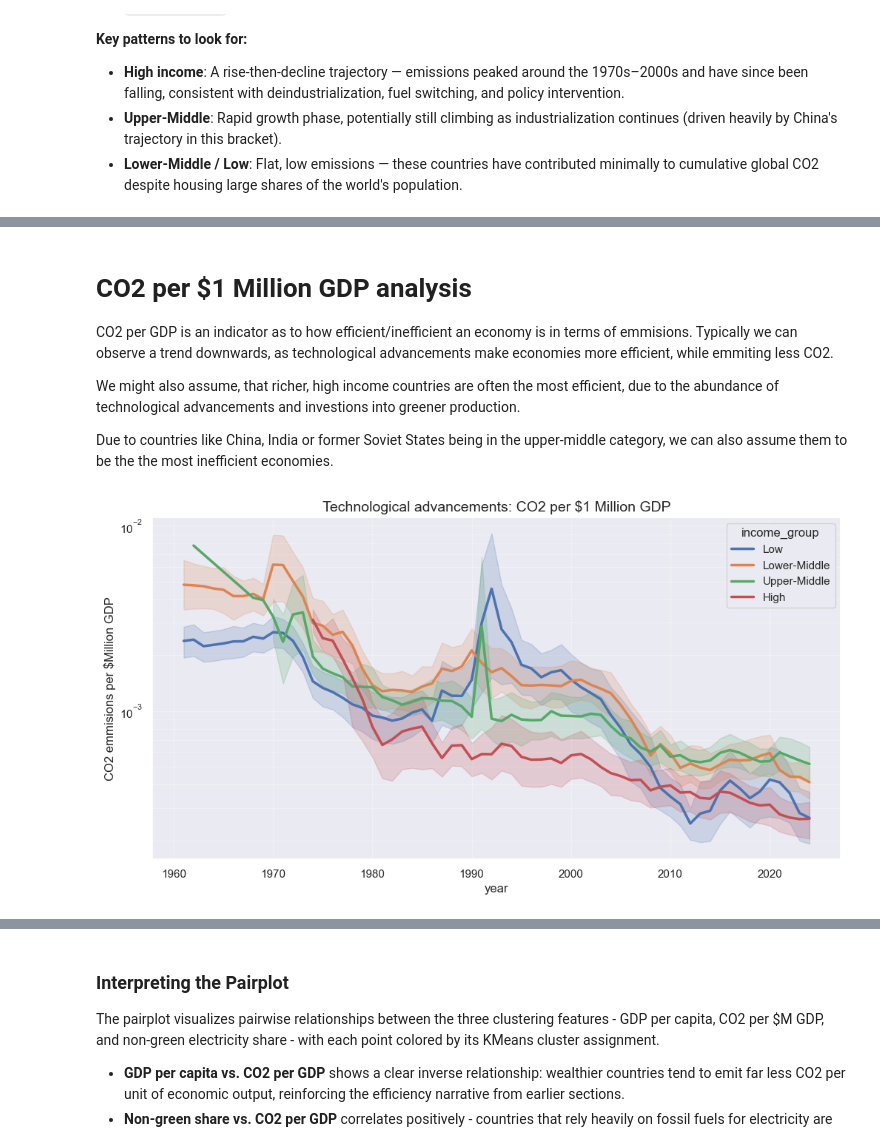
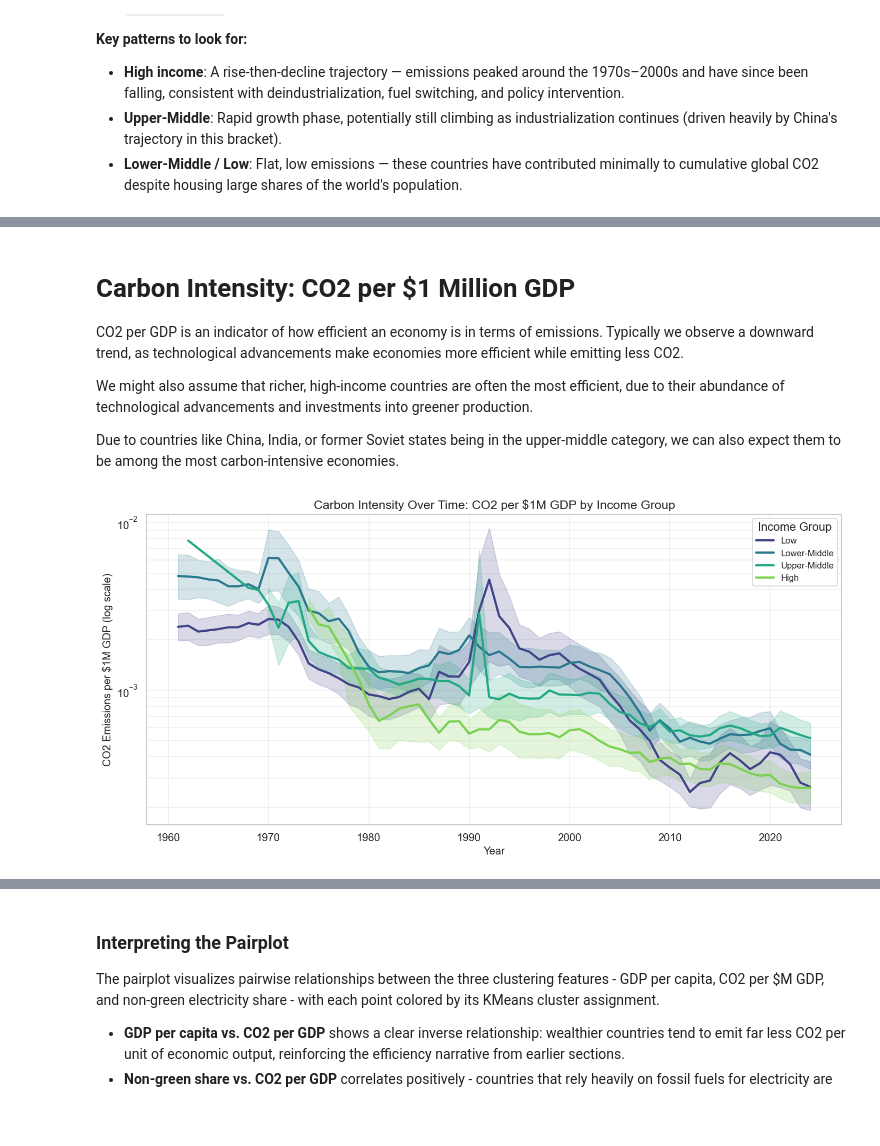
Before and after one commit to fabianfrank-dev/carbon_analysis, a Jupyter notebook: data_analytics_project.ipynb, the cells around one changed output, grey strips where cells are left out. Saved outputs shown, nothing was run; the diff lists cells and outputs as text; code cells hidden in the pictures; blank space fills up the shorter version.

```diff
--- a/data_analytics_project.ipynb
+++ b/data_analytics_project.ipynb
@@ -9,8 +9,6 @@ import pandas as pd
 import matplotlib.pyplot as plt
 import seaborn as sns
 import numpy as np
-import urllib.request
-import requests
 
 from functions import (
     apply_correlation_to_df,
@@ -24,8 +22,15 @@ from functions import (
     run_kmeans_elbow,
 )
 
-# set the themes
-sns.set_theme(style="darkgrid")
+# professional theme: clean white grid with muted palette
+sns.set_theme(style="whitegrid", palette="muted", font_scale=1.1)
+plt.rcParams.update({
+    "figure.dpi": 120,
+    "axes.titlesize": 14,
+    "axes.labelsize": 12,
+    "legend.fontsize": 10,
+    "figure.titlesize": 16,
+})
 %matplotlib inline
 # %% [markdown]
 ## Setup
@@ -162,7 +185,7 @@ Absolute CO2 and GDP figures are dominated by population size - China and India
 We use `np.divide` with a `where` guard to handle zero or missing population entries without raising division errors.
 # %%
-# vectorized division, check for NaN or invalid values and only calculate the correct values
-base_df['co2_per_capita'] = safe_divide(base_df['co2'].values, base_df['population'].values)
+# CO2 is in millions of tonnes; multiply by 1e6 to get tonnes, then divide by population
+base_df['co2_per_capita'] = safe_divide(base_df['co2'].values * 1e6, base_df['population'].values)
 base_df['gdp_per_capita'] = safe_divide(base_df['gdp'].values, base_df['population'].values)
 # %% [markdown]
 # Correlation Analysis
@@ -425,22 +466,26 @@ main_df
 # %% [markdown]
-# CO2 per $1 Million GDP analysis
+# Carbon Intensity: CO2 per $1 Million GDP
 
-CO2 per GDP is an indicator as to how efficient/inefficient an economy is in terms of emmisions. Typically we can observe a trend downwards, as technological advancements make economies more efficient, while emmiting less CO2.
+CO2 per GDP is an indicator of how efficient an economy is in terms of emissions. Typically we observe a downward trend, as technological advancements make economies more efficient while emitting less CO2.
 
-We might also assume, that richer, high income countries are often the most efficient, due to the abundance of technological advancements and investions into greener production.
+We might also assume that richer, high-income countries are often the most efficient, due to their abundance of technological advancements and investments into greener production.
 
-Due to countries like China, India or former Soviet States being in the upper-middle category, we can also assume them to be the the most inefficient economies.
+Due to countries like China, India, or former Soviet states being in the upper-middle category, we can also expect them to be among the most carbon-intensive economies.
 # %%
-# create a figure
 plt.figure(figsize=(12, 6))
 
-sns.lineplot(data=main_df, x='year', y='co2_per_gdp', hue='income_group', linewidth=2.5)
+sns.lineplot(data=main_df, x='year', y='co2_per_gdp', hue='income_group',
+             hue_order=['Low', 'Lower-Middle', 'Upper-Middle', 'High'],
+             linewidth=2.5, palette='viridis')
 
 plt.yscale('log')
-plt.title('Technological advancements: CO2 per $1 Million GDP', fontsize=14)
-plt.ylabel('CO2 emmisions per $Million GDP')
+plt.title('Carbon Intensity Over Time: CO2 per $1M GDP by Income Group')
+plt.xlabel('Year')
+plt.ylabel('CO2 Emissions per $1M GDP (log scale)')
+plt.legend(title='Income Group')
 plt.grid(True, which="both", ls="-", alpha=0.3)
+plt.tight_layout()
 plt.show()
 # %% [output]
-[figure, old version]
+[figure, new version]
 # %%
```
Also changed, not shown: parts of 30 cells of this notebook.
